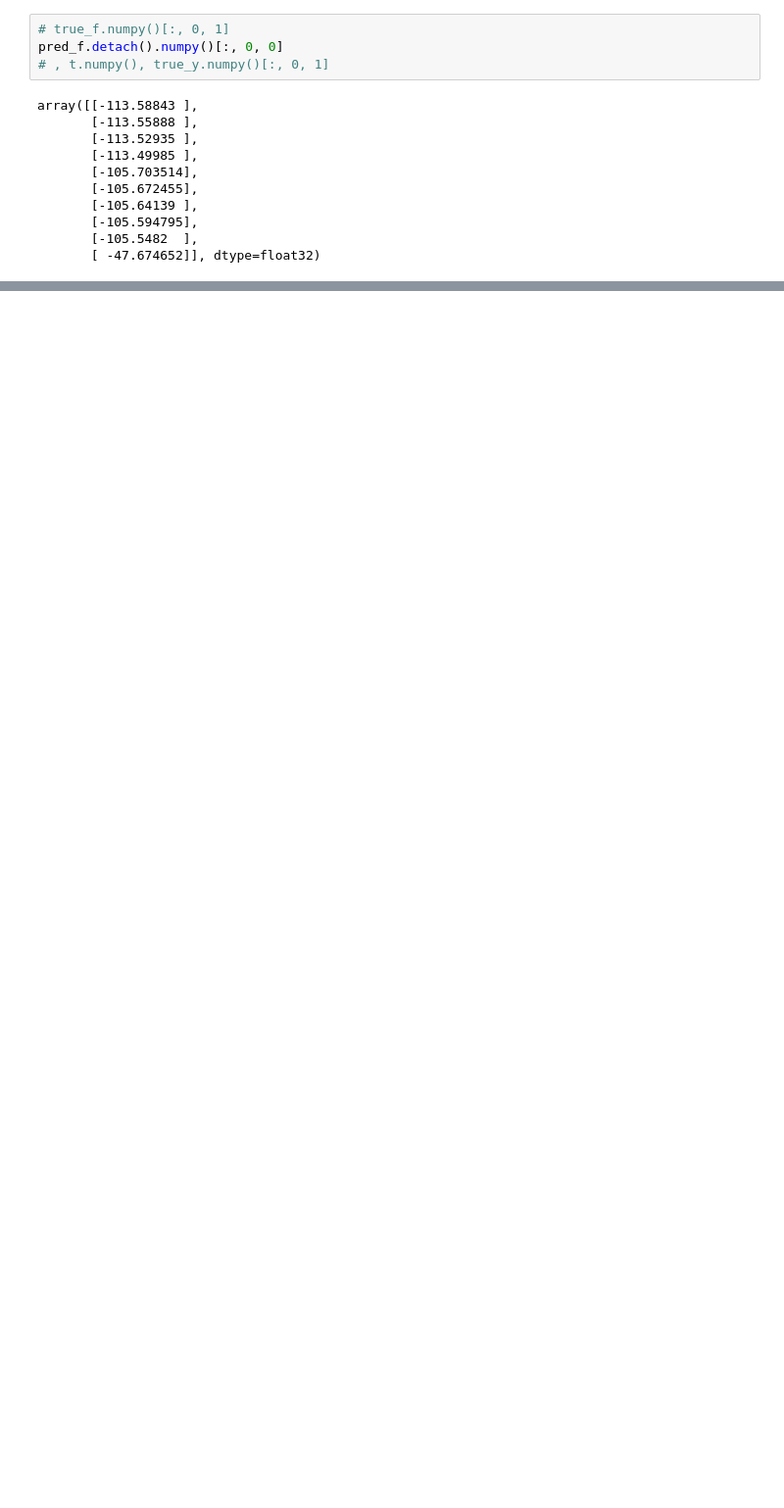
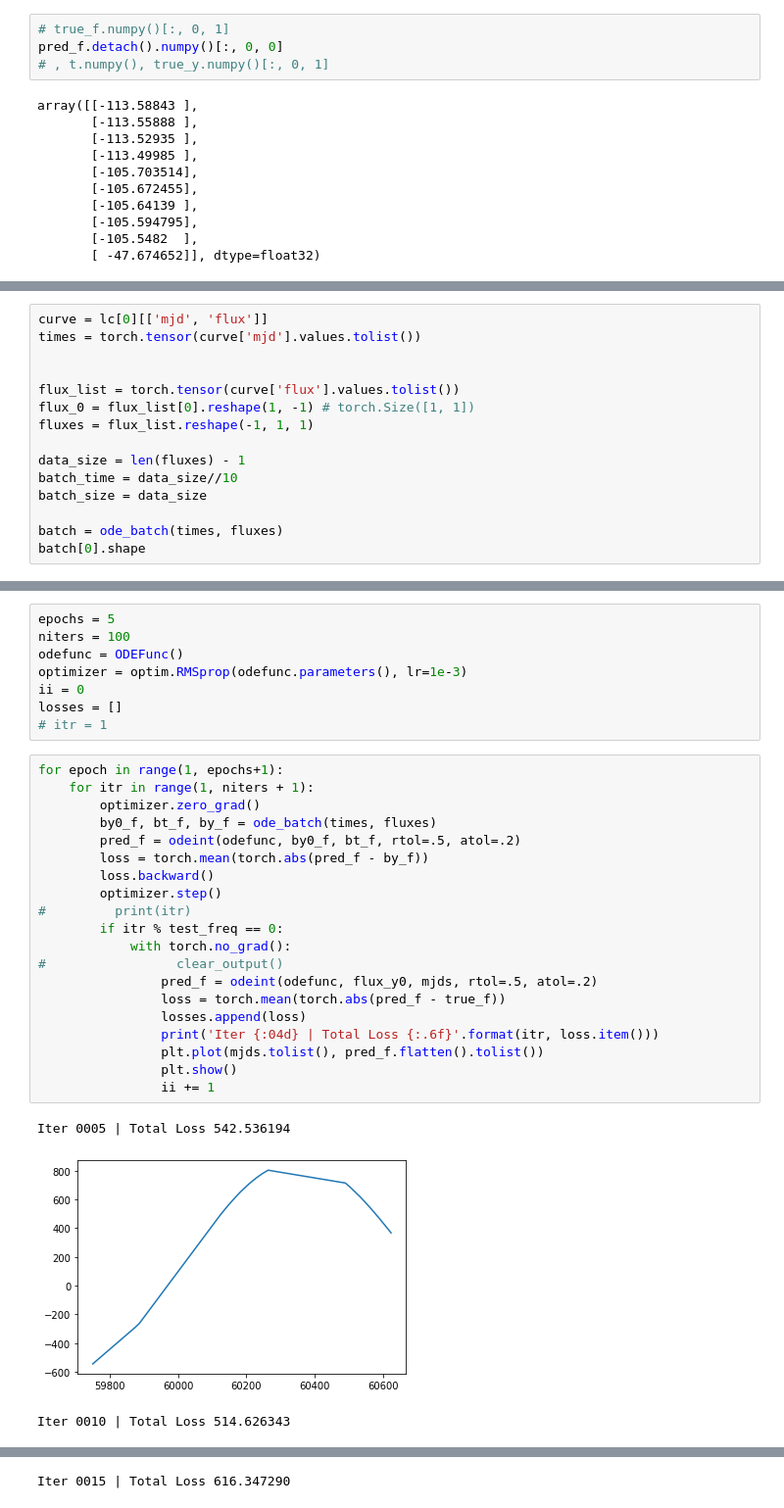
Before and after one commit to deepskies/cosmoNODE, a Jupyter notebook: flux_ode_demo.ipynb, the cells around one changed output, grey strips where cells are left out. Shown at 98% size. Saved outputs shown, nothing was run; the diff lists cells and outputs as text; blank space fills up the shorter version.

```diff
--- a/flux_ode_demo.ipynb
+++ b/flux_ode_demo.ipynb
@@ -246,0 +276,15 @@ lc[0]
+# %%
+curve = lc[0][['mjd', 'flux']]
+times = torch.tensor(curve['mjd'].values.tolist())
+
+
+flux_list = torch.tensor(curve['flux'].values.tolist())
+flux_0 = flux_list[0].reshape(1, -1) # torch.Size([1, 1])
+fluxes = flux_list.reshape(-1, 1, 1)
+
+data_size = len(fluxes) - 1
+batch_time = data_size//10
+batch_size = data_size
+
+batch = ode_batch(times, fluxes)
+batch[0].shape
@@ -246,0 +293,32 @@ lc[0]
+# %%
+epochs = 5
+niters = 100
+odefunc = ODEFunc()
+optimizer = optim.RMSprop(odefunc.parameters(), lr=1e-3)
+ii = 0
+losses = []
+# itr = 1
+# %%
+for epoch in range(1, epochs+1):
+    for itr in range(1, niters + 1):
+        optimizer.zero_grad()
+        by0_f, bt_f, by_f = ode_batch(times, fluxes)
+        pred_f = odeint(odefunc, by0_f, bt_f, rtol=.5, atol=.2)
+        loss = torch.mean(torch.abs(pred_f - by_f))
+        loss.backward()
+        optimizer.step()
+#         print(itr)
+        if itr % test_freq == 0:
+            with torch.no_grad():
+#                 clear_output()
+                pred_f = odeint(odefunc, flux_y0, mjds, rtol=.5, atol=.2)
+                loss = torch.mean(torch.abs(pred_f - true_f))
+                losses.append(loss)
+                print('Iter {:04d} | Total Loss {:.6f}'.format(itr, loss.item()))
+                plt.plot(mjds.tolist(), pred_f.flatten().tolist())
+                plt.show()
+                ii += 1
+# %% [output]
+Iter 0005 | Total Loss 542.536194
+[figure, added]
+Iter 0010 | Total Loss 514.626343
@@ -246,0 +326 @@ lc[0]
+Iter 0015 | Total Loss 616.347290
```
Also changed, not shown: parts of 11 cells of this notebook, 1 other file.
